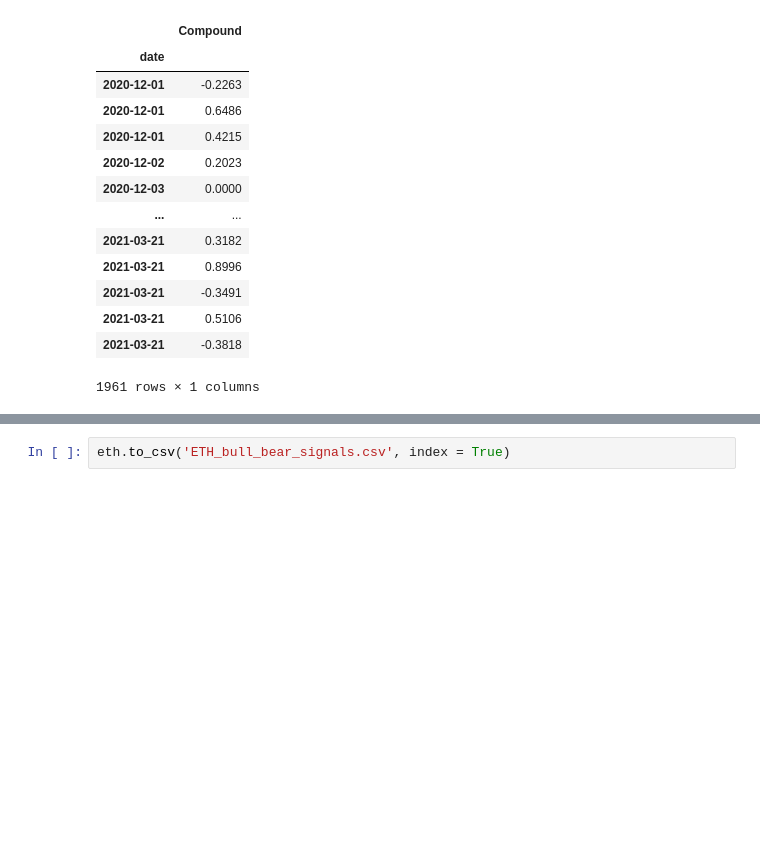
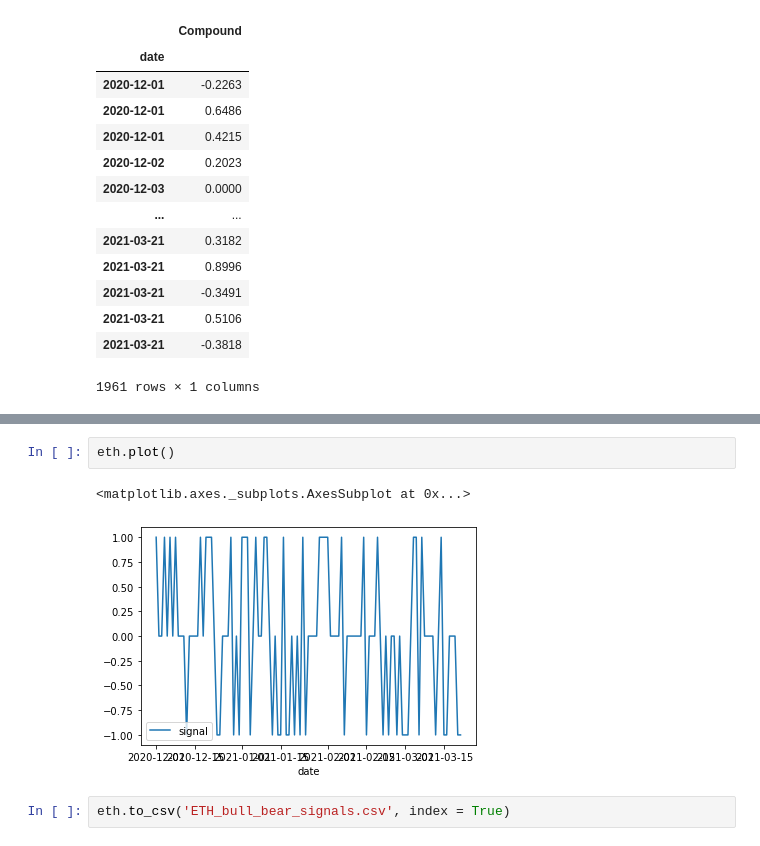
Before and after one commit to maxla777/Project-2, a Jupyter notebook: Max/forLoop.ipynb, the cells around one changed output, grey strips where cells are left out. Drawn from its saved outputs; the diff is of its cells as text; blank space fills up the shorter version.

```diff
--- a/Max/forLoop.ipynb
+++ b/Max/forLoop.ipynb
@@ -191,3 +212,8 @@ eth
+# %%
+eth.plot()
+# %% [output]
+<matplotlib.axes._subplots.AxesSubplot at 0x...>
+[figure, added]
 # %%
 eth.to_csv('ETH_bull_bear_signals.csv', index = True)
 # %%
```
Also changed, not shown: parts of 7 cells of this notebook, 1 other file.
